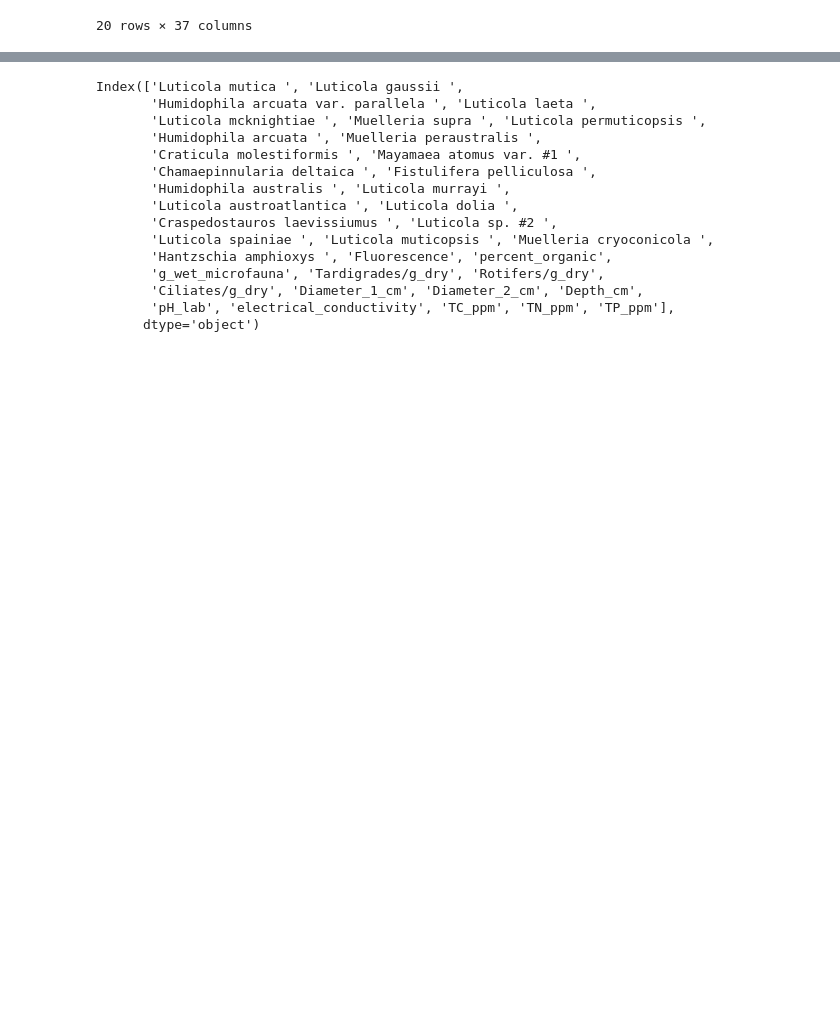
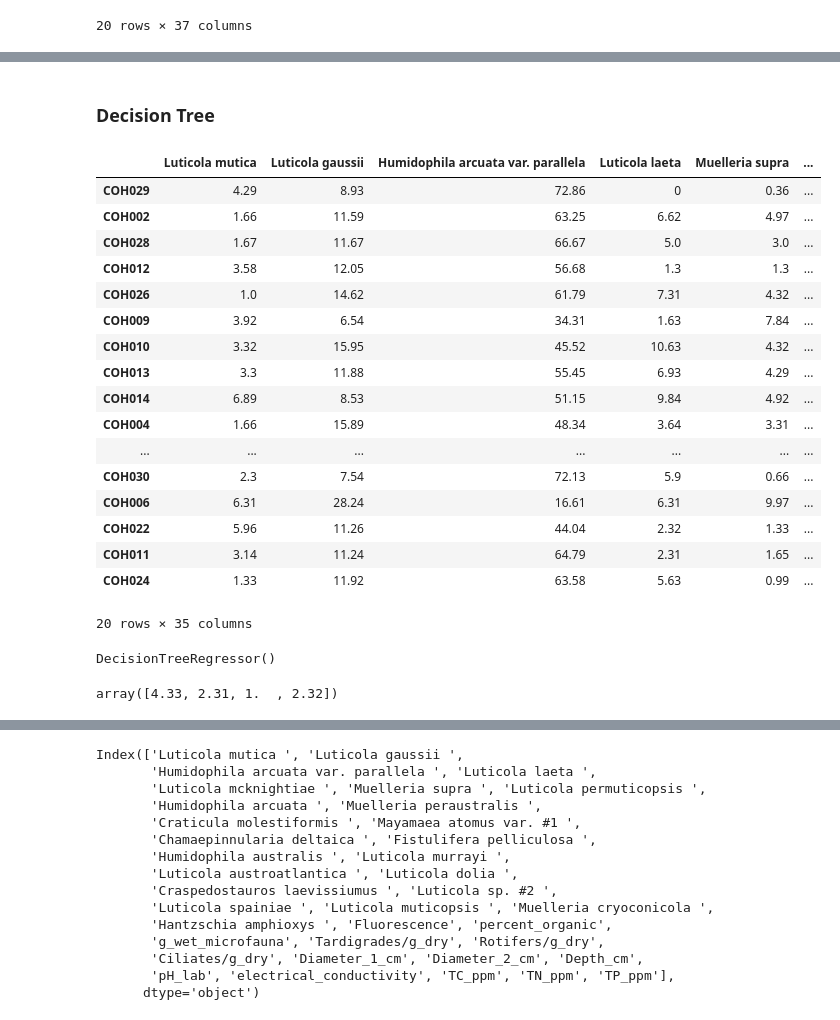
Before and after one commit to jtdocter27/Cryoconite-Analysis, a Jupyter notebook: diatom_data.ipynb, the cells around one changed output, grey strips where cells are left out. Drawn from its saved outputs; the diff is of its cells as text; code cells hidden in the pictures; blank space fills up the shorter version.

```diff
--- a/diatom_data.ipynb
+++ b/diatom_data.ipynb
@@ -195,0 +145,26 @@ rf_dataset
+# %% [markdown]
+### Decision Tree
+# %%
+features = rf_dataset.drop(['Luticola mcknightiae ',  'Fluorescence'], axis=1)
+features
+target = rf_dataset['Luticola mcknightiae ']
+target
+# %% [output]
+|  | Luticola mutica | Luticola gaussii | Humidophila arcuata var. parallela | Luticola laeta | Muelleria supra | ... |
+| COH029 | 4.29 | 8.93 | 72.86 | 0 | 0.36 | ... |
+| COH002 | 1.66 | 11.59 | 63.25 | 6.62 | 4.97 | ... |
+| COH028 | 1.67 | 11.67 | 66.67 | 5.0 | 3.0 | ... |
+| COH012 | 3.58 | 12.05 | 56.68 | 1.3 | 1.3 | ... |
+| COH026 | 1.0 | 14.62 | 61.79 | 7.31 | 4.32 | ... |
+| COH009 | 3.92 | 6.54 | 34.31 | 1.63 | 7.84 | ... |
+| COH010 | 3.32 | 15.95 | 45.52 | 10.63 | 4.32 | ... |
+| COH013 | 3.3 | 11.88 | 55.45 | 6.93 | 4.29 | ... |
+| COH014 | 6.89 | 8.53 | 51.15 | 9.84 | 4.92 | ... |
+| COH004 | 1.66 | 15.89 | 48.34 | 3.64 | 3.31 | ... |
+| ... | ... | ... | ... | ... | ... | ... |
+| COH030 | 2.3 | 7.54 | 72.13 | 5.9 | 0.66 | ... |
+| COH006 | 6.31 | 28.24 | 16.61 | 6.31 | 9.97 | ... |
+| COH022 | 5.96 | 11.26 | 44.04 | 2.32 | 1.33 | ... |
+| COH011 | 3.14 | 11.24 | 64.79 | 2.31 | 1.65 | ... |
+| COH024 | 1.33 | 11.92 | 63.58 | 5.63 | 0.99 | ... |
+20 rows × 35 columns
@@ -195,0 +173,5 @@ rf_dataset
+# %%
+regressor = DecisionTreeRegressor()
+regressor.fit(X_train, y_train)
+# %% [output]
+DecisionTreeRegressor()
@@ -195,0 +180,4 @@ rf_dataset
+# %%
+y_pred #This is the % abundance prediction of 'Luticola mcknightiae '
+# %% [output]
+array([4.33, 2.31, 1.  , 2.32])
```
Also changed, not shown: parts of 16 cells of this notebook.
